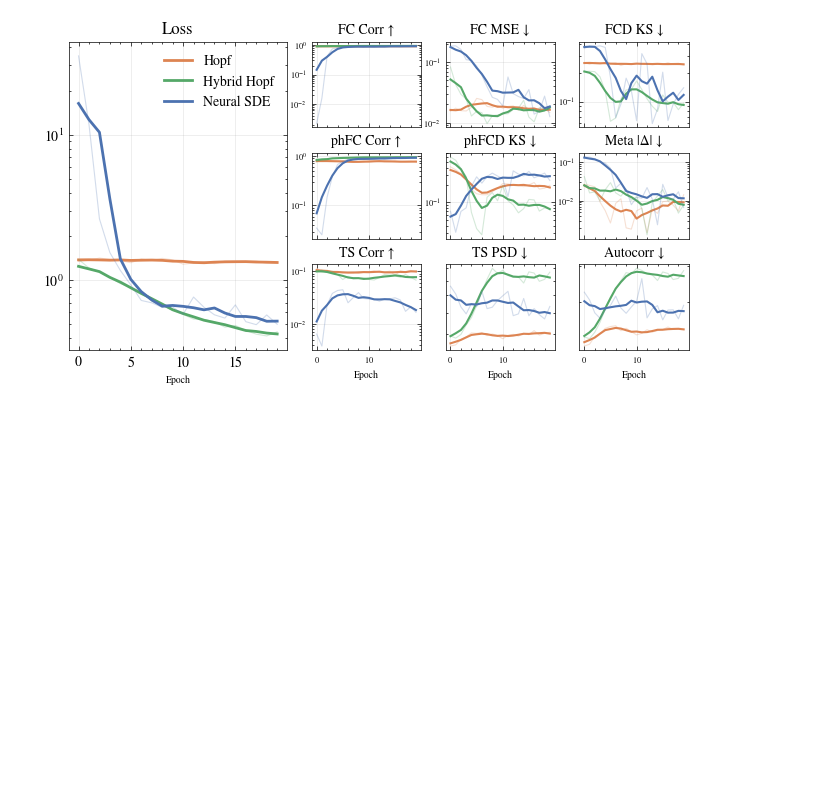
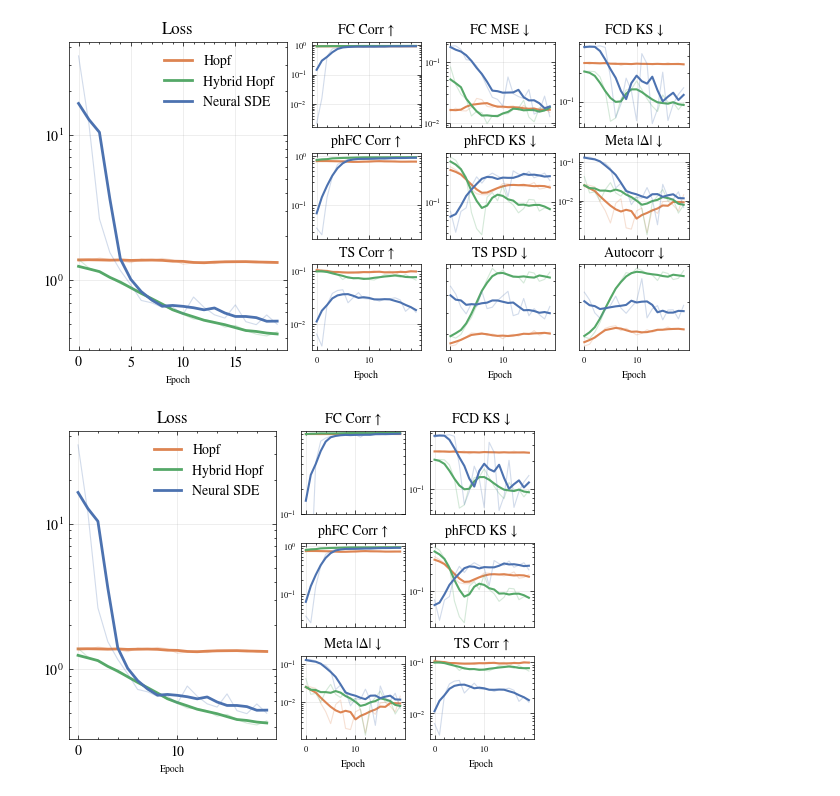
Before and after one commit to dani2442/neuroscience_control, a Jupyter notebook: examples/metrics_over_epochs.ipynb, the cells around one changed output. Cells and saved outputs as stored; diff of their text form; code cells hidden in the pictures; blank space fills up the shorter version.

```diff
--- a/examples/metrics_over_epochs.ipynb
+++ b/examples/metrics_over_epochs.ipynb
@@ -199,0 +282,84 @@ plt.show()
+# %%
+# ── Figure 3: loss plot plus 3x2 metrics grid (excludes TS PSD, Autocorr, FC MSE) ──
+EXCLUDED_METRICS = {"fc_mse", "power_spectrum_distance", "autocorr_distance"}
+other_metrics_filtered = [
+    (mkey, mlabel) for (mkey, mlabel) in _EPOCH_METRICS[1:]
+    if mkey not in EXCLUDED_METRICS
+]
+
+FC_MODEL_COLORS = {
+    "Hopf": "#DD8452",        # salmon
+    "Neural SDE": "#4C72B0",  # blue
+    "Hybrid Hopf": "#55A868", # green
+}
+
+FIGSIZE_SPLIT_REDUCED = (6, 4)
+fig3 = plt.figure(figsize=FIGSIZE_SPLIT_REDUCED)
+gs = mgridspec.GridSpec(3, 3, figure=fig3, width_ratios=[2, 1, 1], hspace=0.35, wspace=0.18)
+
+ax_loss = fig3.add_subplot(gs[:, 0])
+has_data_loss, all_pos_loss = False, True
+for ci, (label, store) in enumerate(model_stores.items()):
+    val_vals = store.get_metric_history("loss", "val")
+    if not val_vals:
+        continue
+    epochs = [e["epoch"] for e in store.val_metrics if "loss" in e]
+    clean = [(ep, v) for ep, v in zip(epochs, val_vals) if v is not None and not math.isnan(v)]
+    if not clean:
+        continue
+    ep_arr, v_arr = zip(*clean)
+    color = FC_MODEL_COLORS.get(label)
+    ax_loss.plot(ep_arr, v_arr, color=color, linewidth=0.8, alpha=0.25)
+    ax_loss.plot(ep_arr, _smooth(list(v_arr), SMOOTH_WINDOW), label=label, color=color, linewidth=2.0)
+    ax_loss.set_xlabel("Epoch", fontsize=7)
+    has_data_loss = True
+    if any(v <= 0 for v in v_arr):
+        all_pos_loss = False
+
+ax_loss.set_title("Loss", fontsize=12)
+ax_loss.grid(True, alpha=0.3)
+ax_loss.legend(fontsize=10)
+if has_data_loss and all_pos_loss:
+    ax_loss.set_yscale("log")
+
+for idx, (mkey, mlabel) in enumerate(other_metrics_filtered):
+    row, col = idx // 2, 1 + (idx % 2)
+    ax = fig3.add_subplot(gs[row, col])
+    has_data, all_pos = False, True
+    for ci, (label, store) in enumerate(model_stores.items()):
+        val_vals = store.get_metric_history(mkey, "val")
+        if not val_vals:
+            continue
+        epochs = [e["epoch"] for e in store.val_metrics if mkey in e]
+        clean = [(ep, v) for ep, v in zip(epochs, val_vals) if v is not None and not math.isnan(v)]
+        if not clean:
+            continue
+        ep_arr, v_arr = zip(*clean)
+        color = FC_MODEL_COLORS.get(label)
+        ax.plot(ep_arr, v_arr, color=color, linewidth=0.8, alpha=0.25)
+        ax.plot(ep_arr, _smooth(list(v_arr), SMOOTH_WINDOW), color=color, linewidth=1.5)
+        has_data = True
+        if any(v <= 0 for v in v_arr):
+            all_pos = False
+    if idx==0:
+        ax.set_ylim(bottom=0.1)
+    if row == 2:
+        ax.set_xlabel("Epoch", fontsize=7)
+    else:
+        ax.set_xticklabels([])
+    ax.set_title(mlabel, fontsize=10)
+    ax.grid(True, alpha=0.3)
+    if has_data and all_pos:
+        ax.set_yscale("log")
+        ax.yaxis.set_major_locator(mticker.LogLocator(base=10))
+        ax.yaxis.set_major_formatter(mticker.LogFormatterMathtext(base=10))
+        ax.yaxis.set_minor_formatter(mticker.NullFormatter())
+    ax.tick_params(axis="y", which="major", labelsize=6)
+    ax.tick_params(axis="x", which="major", labelsize=6)
+
+plt.savefig(Path("paper/images") / DATASET_TYPE / "metrics_over_epochs_split_reduced.pdf", bbox_inches="tight", dpi=150)
+plt.savefig(Path("paper/images_png") / DATASET_TYPE / "metrics_over_epochs_split_reduced.png", bbox_inches="tight", dpi=200)
+plt.savefig(Path("paper/images_svg") / DATASET_TYPE / "metrics_over_epochs_split_reduced.svg", bbox_inches="tight")
+plt.show()
+# %% [output]
+[figure, added]
```
Also changed, not shown: parts of 1 cell of this notebook, 7 other files.
